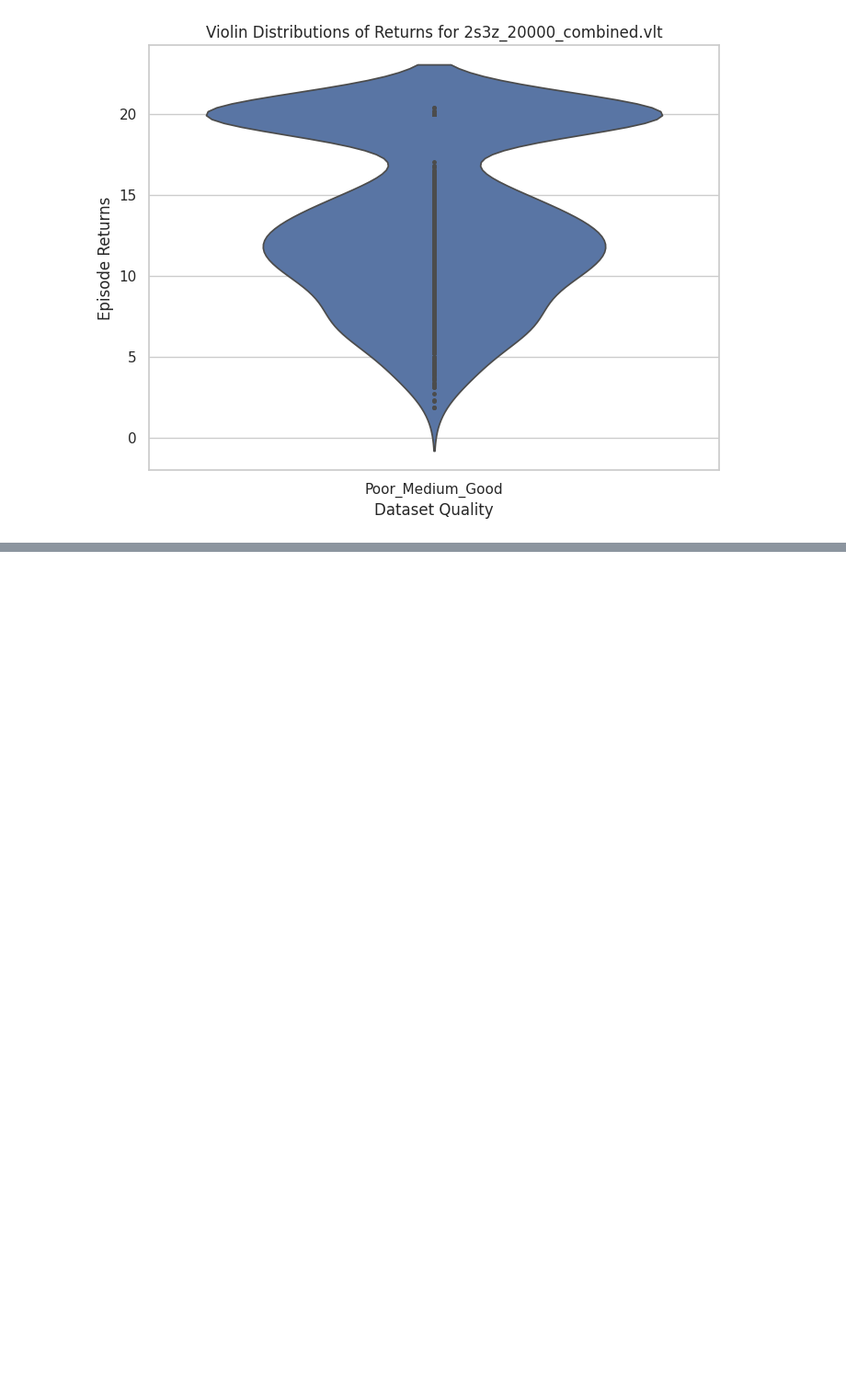
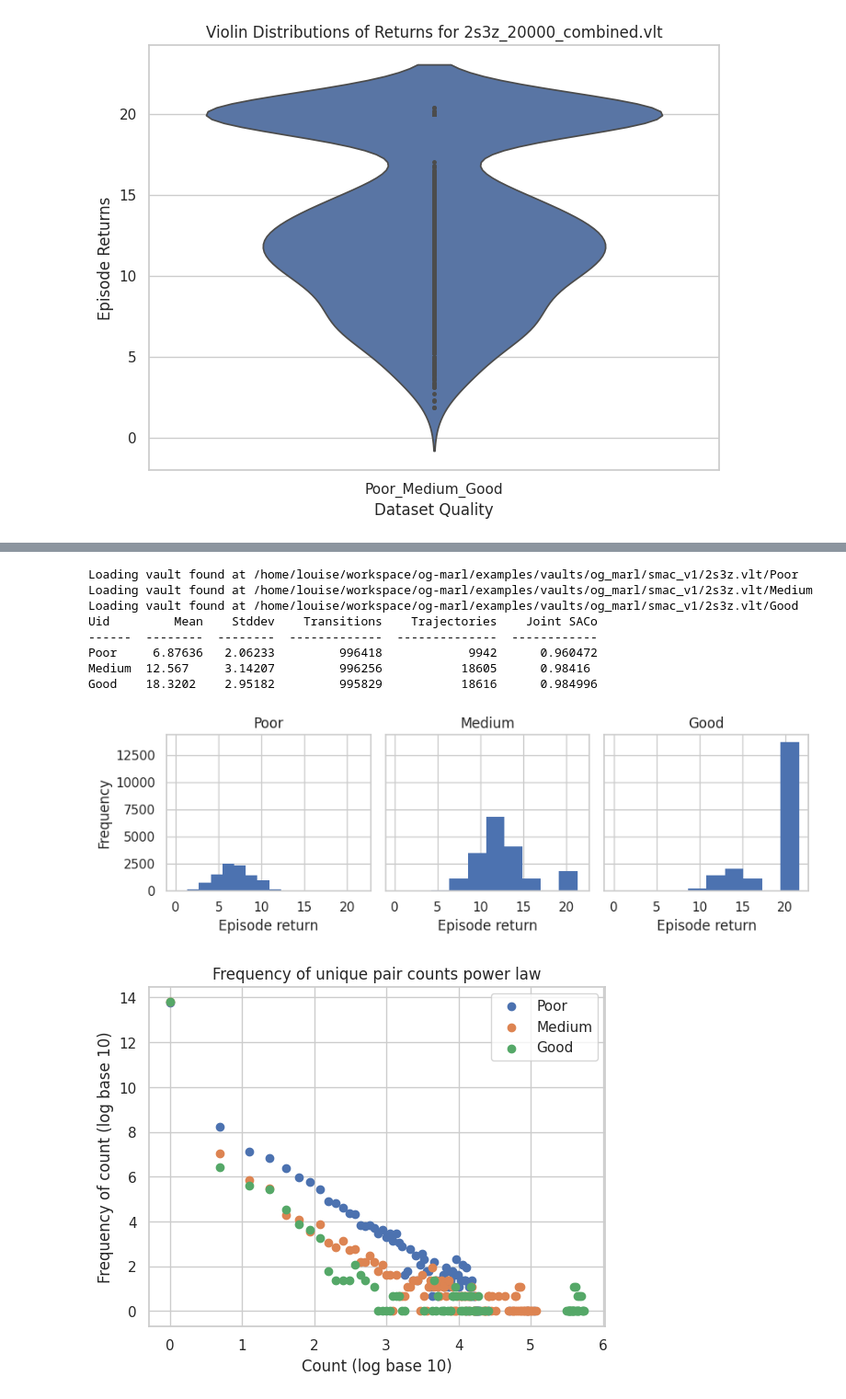
Before and after one commit to instadeepai/og-marl, a Jupyter notebook: examples/dataset_analysis_demo.ipynb, the cells around one changed output, grey strips where cells are left out. Shown: that part at 92% size. Drawn from its saved outputs; the diff is of its cells as text; code cells hidden in the pictures; blank space fills up the shorter version.

Commit message:
Added utility to perform a full analysis. Now clean up and add in what I need/abstract.

```diff
--- a/examples/dataset_analysis_demo.ipynb
+++ b/examples/dataset_analysis_demo.ipynb
@@ -146,0 +164,13 @@ Loading vault found at /home/louise/workspace/og-marl/examples/vaults/og_marl/sm
+# %%
+info = full_analysis(vault_name="2s3z.vlt",rel_dir=vault_rel_dir)
+# %% [output]
+Loading vault found at /home/louise/workspace/og-marl/examples/vaults/og_marl/smac_v1/2s3z.vlt/Poor
+Loading vault found at /home/louise/workspace/og-marl/examples/vaults/og_marl/smac_v1/2s3z.vlt/Medium
+Loading vault found at /home/louise/workspace/og-marl/examples/vaults/og_marl/smac_v1/2s3z.vlt/Good
+Uid         Mean    Stddev    Transitions    Trajectories    Joint SACo
+------  --------  --------  -------------  --------------  ------------
+Poor     6.87636   2.06233         996418            9942      0.960472
+Medium  12.567     3.14207         996256           18605      0.98416
+Good    18.3202    2.95182         995829           18616      0.984996
+[figure, added]
+[figure, added]
```
Also changed, not shown: parts of 4 cells of this notebook, 1 other file.
